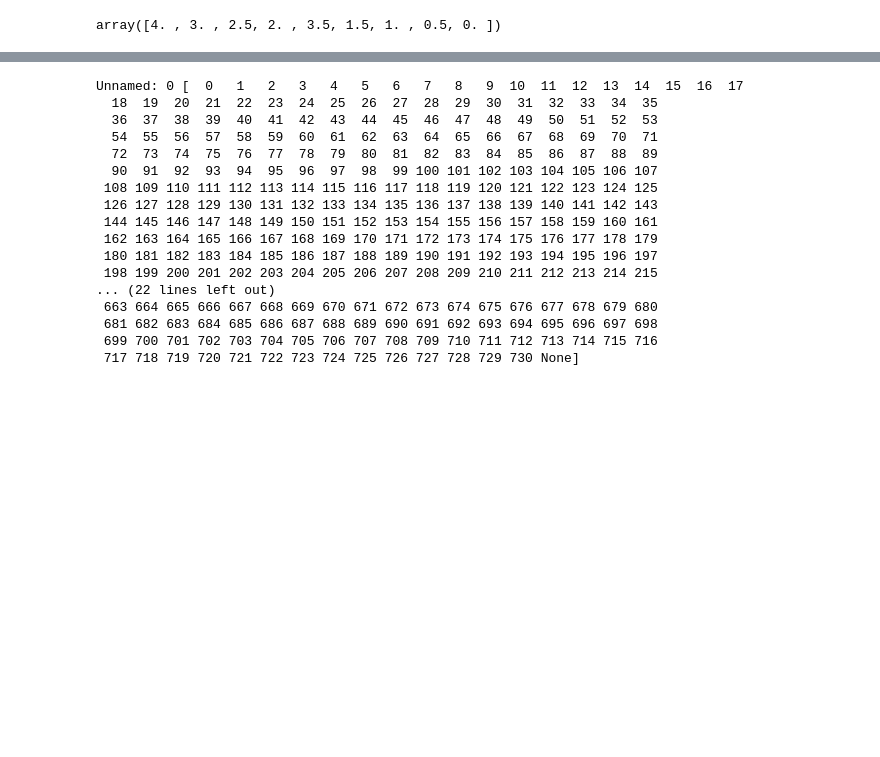
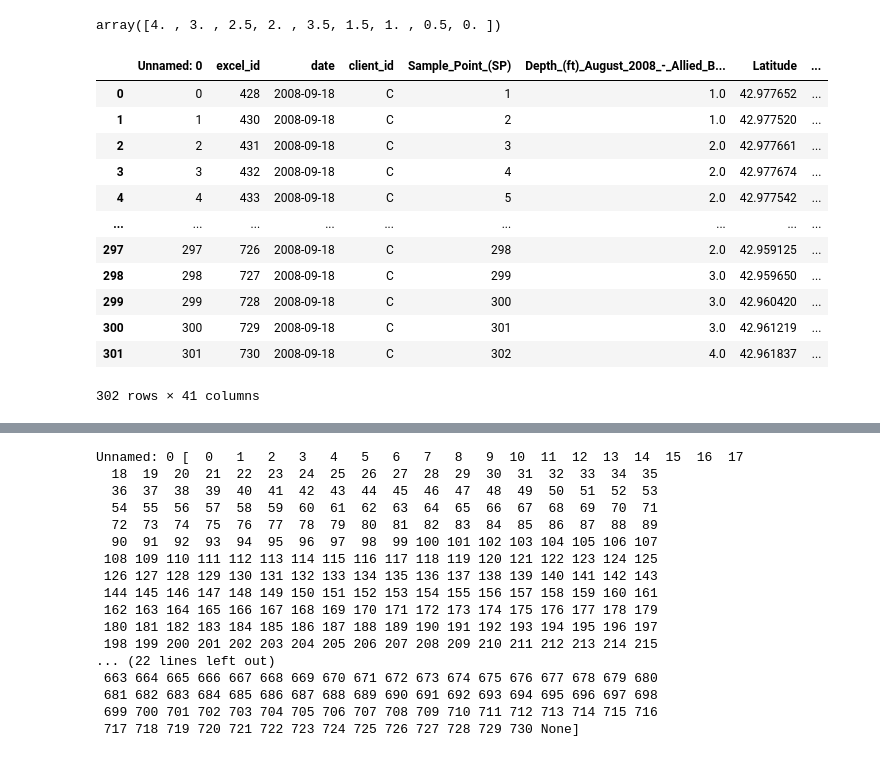
Before and after one commit to kgilbert78/rake-toss-data-cleaning, a Jupyter notebook: combining_tables.ipynb, the cells around one changed output, grey strips where cells are left out. Drawn from its saved outputs; the diff is of its cells as text; code cells hidden in the pictures; blank space fills up the shorter version.

```diff
--- a/combining_tables.ipynb
+++ b/combining_tables.ipynb
@@ -192,3 +192,6 @@ Index(['Unnamed: 0', 'Sample_Point_(SP)', 'Rake_toss_#', 'Latitude',
        'Unnamed:_43', 'Polygonam_amphibium', 'Total_%', 'Unnamed:_46',
        'Floating_Filamentous_Algae', 'Year'],
       dtype='object')
+# %%
+all_a_dfs[2009] = all_a_dfs[2009].rename(columns={'Total_%': 'PERCENT'})
+all_a_dfs[2009].PERCENT
@@ -194,0 +211,3 @@ Index(['Unnamed: 0', 'Sample_Point_(SP)', 'Rake_toss_#', 'Latitude',
+# %%
+all_a_dfs[2011] = all_a_dfs[2011].rename(columns={'%_total': 'PERCENT'})
+all_a_dfs[2011].PERCENT
@@ -639,0 +693,16 @@ all_b_dfs[2009] = all_b_dfs[2009].rename(columns={'Abundance_#':
+# %%
+all_b_dfs[2008]
+# %% [output]
+|  | Unnamed: 0 | excel_id | date | client_id | Sample_Point_(SP) | Depth_(ft)_August_2008_-_Allied_B... | Latitude | ... |
+| 0 | 0 | 428 | 2008-09-18 | C | 1 | 1.0 | 42.977652 | ... |
+| 1 | 1 | 430 | 2008-09-18 | C | 2 | 1.0 | 42.977520 | ... |
+| 2 | 2 | 431 | 2008-09-18 | C | 3 | 2.0 | 42.977661 | ... |
+| 3 | 3 | 432 | 2008-09-18 | C | 4 | 2.0 | 42.977674 | ... |
+| 4 | 4 | 433 | 2008-09-18 | C | 5 | 2.0 | 42.977542 | ... |
+| ... | ... | ... | ... | ... | ... | ... | ... | ... |
+| 297 | 297 | 726 | 2008-09-18 | C | 298 | 2.0 | 42.959125 | ... |
+| 298 | 298 | 727 | 2008-09-18 | C | 299 | 3.0 | 42.959650 | ... |
+| 299 | 299 | 728 | 2008-09-18 | C | 300 | 3.0 | 42.960420 | ... |
+| 300 | 300 | 729 | 2008-09-18 | C | 301 | 3.0 | 42.961219 | ... |
+| 301 | 301 | 730 | 2008-09-18 | C | 302 | 4.0 | 42.961837 | ... |
+302 rows × 41 columns
```
Also changed, not shown: parts of 22 cells of this notebook.
